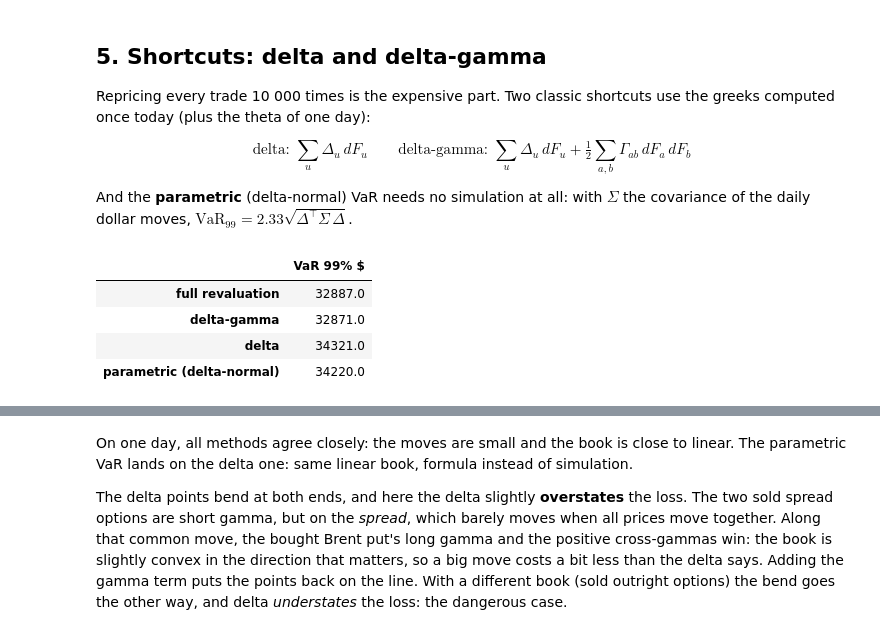
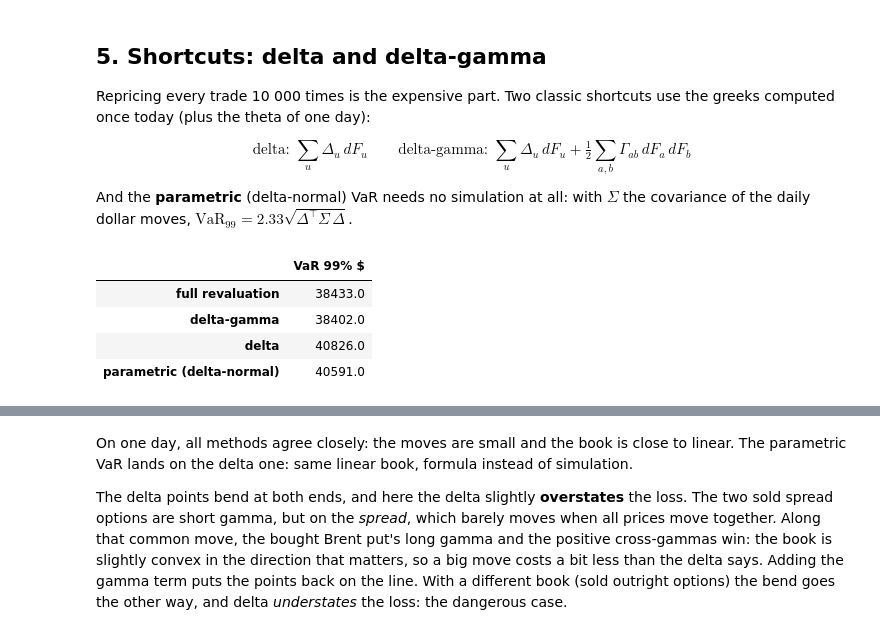
Before and after one commit to MiletoCarmelo/commodity-hedging, a Jupyter notebook: notebooks/05_monte_carlo_var.ipynb, the cells around one changed output, grey strips where cells are left out. Drawn from its saved outputs; the diff is of its cells as text; code cells hidden in the pictures.

```diff
--- a/notebooks/05_monte_carlo_var.ipynb
+++ b/notebooks/05_monte_carlo_var.ipynb
@@ -30,13 +30,13 @@ import QuantLib as ql
 from cmdty import MarketData, Pricer, Quote, load_portfolio
 from cmdty.market import any_exchange_calendar
 from cmdty.models.montecarlo import cholesky_factor
-from cmdty.plotting import MUTED, SERIES, ref_vline, titles, use_style
+from cmdty.plotting import MUTED, SERIES, titles, use_style
 from cmdty.risk import book_greeks, book_risk, book_theta
 
 use_style()
 
 start = MarketData(
-    today=ql.Date(10, 11, 2026), rate=0.04,
+    today=ql.Date(19, 11, 2026), rate=0.04,
     quotes={"HO": Quote(105.0, 0.30), "BRENT": Quote(75.0, 0.32), "WTI": Quote(71.0, 0.33)},
     correlations={("HO", "BRENT"): 0.95, ("WTI", "BRENT"): 0.97, ("HO", "WTI"): 0.93},
 )
@@ -128,14 +134,22 @@ $$
 - one step is exact for the GBM, whatever $\Delta t$
 # %%
+calendar = any_exchange_calendar(["NYMEX", "ICE-EU"])
+
+
+def year_fraction(start, horizon):
+    """Business days from today to the horizon, over 252 a year."""
+    return calendar.businessDaysBetween(start.today, horizon) / 252
+
+
 def scenarios(x, start, horizon):
     """Prices of every underlying at the horizon, one row per scenario."""
-    dt = ql.Actual365Fixed().yearFraction(start.today, horizon)
+    dt = year_fraction(start, horizon)
     vol = np.array([start.vol(u) for u in underlyings])
     f0 = np.array([start.forward(u) for u in underlyings])
     prices = f0 * np.exp(-0.5 * vol**2 * dt + vol * np.sqrt(dt) * x)
     return pd.DataFrame(prices, columns=underlyings)
 
-tomorrow = ql.Date(11, 11, 2026)
+tomorrow = calendar.advance(start.today, ql.Period(1, ql.Days))  # next business day
 prices = scenarios(X, start, tomorrow)
 moves = prices - [start.forward(u) for u in underlyings]
 moves.describe().loc[["mean", "std", "min", "max"]].round(2)
@@ -263,26 +277,26 @@ of the daily dollar moves, $\text{VaR}_{99} = 2.33 \sqrt{\Delta^\top \Sigma\, \D
 # %%
 greeks = book_greeks(book, pricer)
 theta = book_theta(book, pricer, tomorrow)
 delta = np.array([today.deltas.get(u, 0.0) for u in underlyings])
 
 pnl_delta = moves.values @ delta + theta
 pnl_dg = pnl_delta + np.array([greeks.gamma_pnl(dict(zip(underlyings, m))) for m in moves.values])
 
-dt = ql.Actual365Fixed().yearFraction(start.today, tomorrow)
+dt = year_fraction(start, tomorrow)
 sd = np.array([start.forward(u) * start.vol(u) * np.sqrt(dt) for u in underlyings])  # $ per day
 cov = np.outer(sd, sd) * C
 parametric = 2.326 * np.sqrt(delta @ cov @ delta) - theta
 
 pd.DataFrame({
     "VaR 99% $": {"full revaluation": var(pnl, 0.99), "delta-gamma": var(pnl_dg, 0.99),
                   "delta": var(pnl_delta, 0.99), "parametric (delta-normal)": parametric},
 }).round(0)
 # %% [output]
 |  | VaR 99% $ |
-| full revaluation | 32887.0 |
-| delta-gamma | 32871.0 |
-| delta | 34321.0 |
-| parametric (delta-normal) | 34220.0 |
+| full revaluation | 38433.0 |
+| delta-gamma | 38402.0 |
+| delta | 40826.0 |
+| parametric (delta-normal) | 40591.0 |
 # %%
 fig, axes = plt.subplots(1, 2, figsize=(10, 4.6), sharex=True, sharey=True)
 for ax, approx, name, color in ((axes[0], pnl_delta, "delta", SERIES[1]),
```
Also changed, not shown: parts of 17 cells of this notebook, 1 other file.
